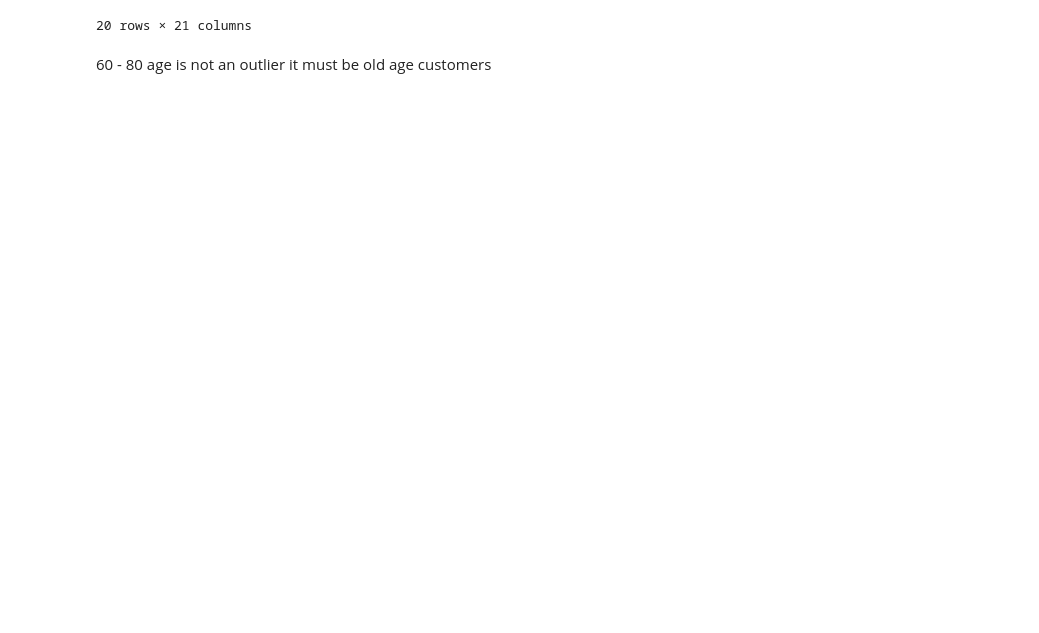
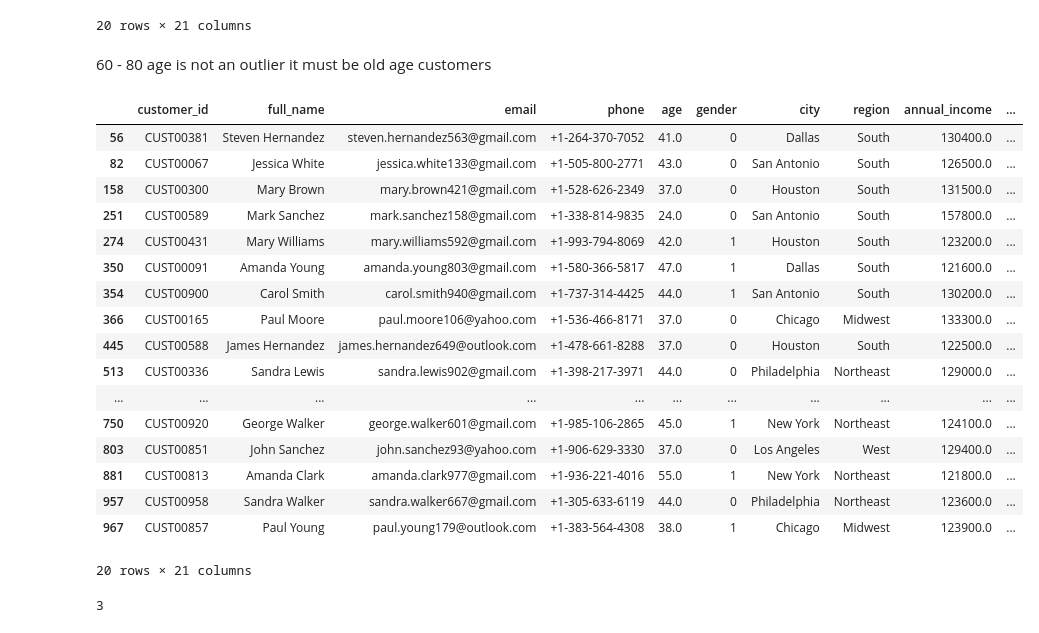
Before and after one commit to ryomenhaider/ecom-sales-eda, a Jupyter notebook: datacleaning.ipynb, the cells around one changed output. Cells and saved outputs as stored; diff of their text form; code cells hidden in the pictures; blank space fills up the shorter version.

```diff
--- a/datacleaning.ipynb
+++ b/datacleaning.ipynb
@@ -353,4 +353,23 @@ df[df['age'] > df['age'].quantile(0.75) + 1.5*(df['age'].quantile(0.75) - df['ag
 # %% [markdown]
 60 - 80 age is not an outlier it must be old age customers
 # %%
-60 -
+df[df['annual_income'] > df['annual_income'].quantile(0.75) + 1.5*(df['annual_income'].quantile(0.75) - df['annual_income'].quantile(0.25))]
+# %% [output]
+|  | customer_id | full_name | email | phone | age | gender | city | region | annual_income | ... |
+| 56 | CUST00381 | Steven Hernandez | steven.hernandez563@gmail.com | +1-264-370-7052 | 41.0 | 0 | Dallas | South | 130400.0 | ... |
+| 82 | CUST00067 | Jessica White | jessica.white133@gmail.com | +1-505-800-2771 | 43.0 | 0 | San Antonio | South | 126500.0 | ... |
+| 158 | CUST00300 | Mary Brown | mary.brown421@gmail.com | +1-528-626-2349 | 37.0 | 0 | Houston | South | 131500.0 | ... |
+| 251 | CUST00589 | Mark Sanchez | mark.sanchez158@gmail.com | +1-338-814-9835 | 24.0 | 0 | San Antonio | South | 157800.0 | ... |
+| 274 | CUST00431 | Mary Williams | mary.williams592@gmail.com | +1-993-794-8069 | 42.0 | 1 | Houston | South | 123200.0 | ... |
+| 350 | CUST00091 | Amanda Young | amanda.young803@gmail.com | +1-580-366-5817 | 47.0 | 1 | Dallas | South | 121600.0 | ... |
+| 354 | CUST00900 | Carol Smith | carol.smith940@gmail.com | +1-737-314-4425 | 44.0 | 1 | San Antonio | South | 130200.0 | ... |
+| 366 | CUST00165 | Paul Moore | paul.moore106@yahoo.com | +1-536-466-8171 | 37.0 | 0 | Chicago | Midwest | 133300.0 | ... |
+| 445 | CUST00588 | James Hernandez | james.hernandez649@outlook.com | +1-478-661-8288 | 37.0 | 0 | Houston | South | 122500.0 | ... |
+| 513 | CUST00336 | Sandra Lewis | sandra.lewis902@gmail.com | +1-398-217-3971 | 44.0 | 0 | Philadelphia | Northeast | 129000.0 | ... |
+| ... | ... | ... | ... | ... | ... | ... | ... | ... | ... | ... |
+| 750 | CUST00920 | George Walker | george.walker601@gmail.com | +1-985-106-2865 | 45.0 | 1 | New York | Northeast | 124100.0 | ... |
+| 803 | CUST00851 | John Sanchez | john.sanchez93@yahoo.com | +1-906-629-3330 | 37.0 | 0 | Los Angeles | West | 129400.0 | ... |
+| 881 | CUST00813 | Amanda Clark | amanda.clark977@gmail.com | +1-936-221-4016 | 55.0 | 1 | New York | Northeast | 121800.0 | ... |
+| 957 | CUST00958 | Sandra Walker | sandra.walker667@gmail.com | +1-305-633-6119 | 44.0 | 0 | Philadelphia | Northeast | 123600.0 | ... |
+| 967 | CUST00857 | Paul Young | paul.young179@outlook.com | +1-383-564-4308 | 38.0 | 1 | Chicago | Midwest | 123900.0 | ... |
+20 rows × 21 columns
@@ -356,0 +378,7 @@ df[df['age'] > df['age'].quantile(0.75) + 1.5*(df['age'].quantile(0.75) - df['ag
+# %%
+invalid_satisfaction = df[(df['satisfaction_score'] < 1) | (df['satisfaction_score'] > 5)]
+print(len(invalid_satisfaction))
+
+df.loc[(df['satisfaction_score'] < 1) | (df['satisfaction_score'] > 5), 'satisfaction_score'] = None
+# %% [output]
+3
```
Also changed, not shown: parts of 4 cells of this notebook, 1 other file.
